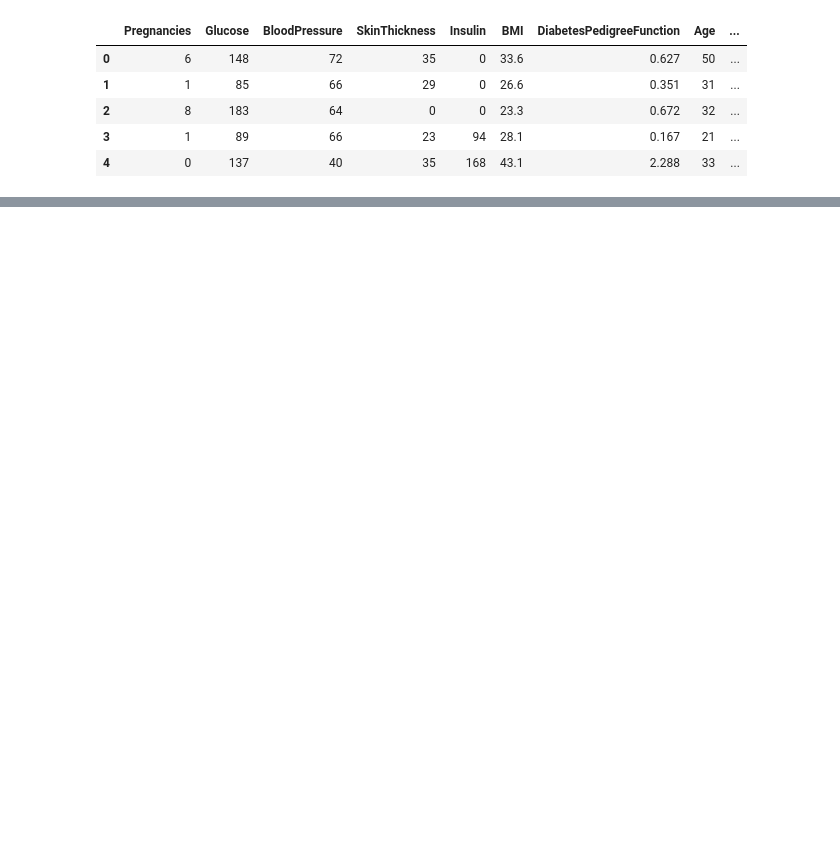
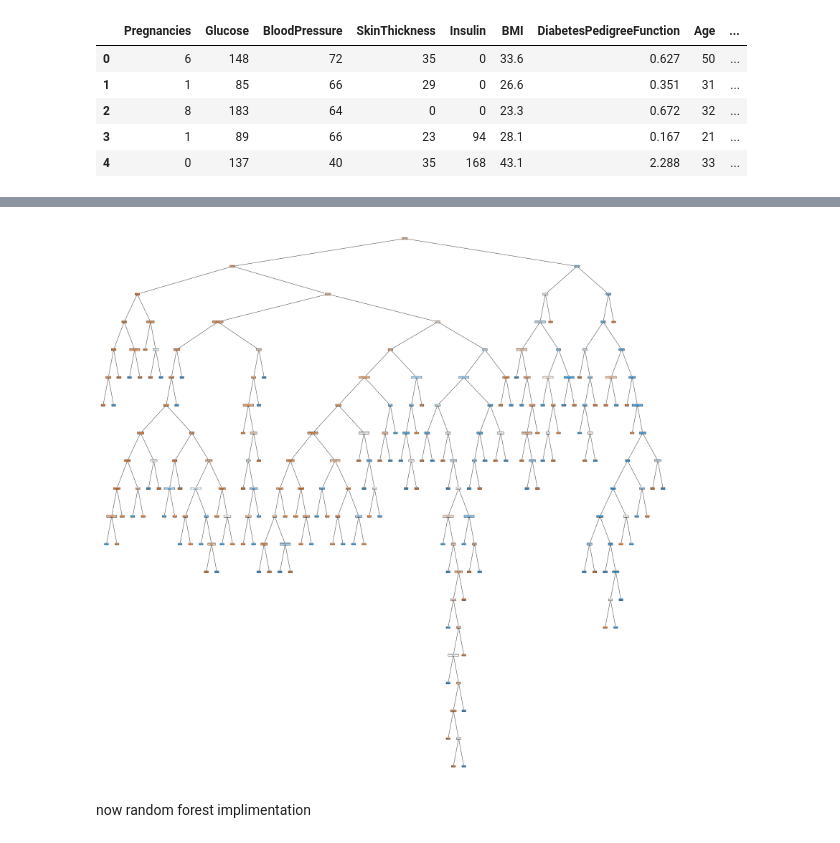
Before and after one commit to Htyagi2003/Coding, a Jupyter notebook: data science/random forest/notebook.ipynb, the cells around one changed output, grey strips where cells are left out. Cells and saved outputs as stored; diff of their text form; code cells hidden in the pictures; blank space fills up the shorter version.

```diff
--- a/data science/random forest/notebook.ipynb
+++ b/data science/random forest/notebook.ipynb
@@ -53,0 +208,8 @@ df.describe()
+# %%
+from sklearn.tree import plot_tree
+plt.figure(figsize=(40,40))
+dec_tree=plot_tree(decision_tree=dtree,feature_names=df1.columns,class_names=['yes','no'],filled=True,precision=4,rounded=True)
+# %% [output]
+[figure, added]
+# %% [markdown]
+now random forest implimentation
```
Also changed, not shown: parts of 32 cells of this notebook, 49 other files.
